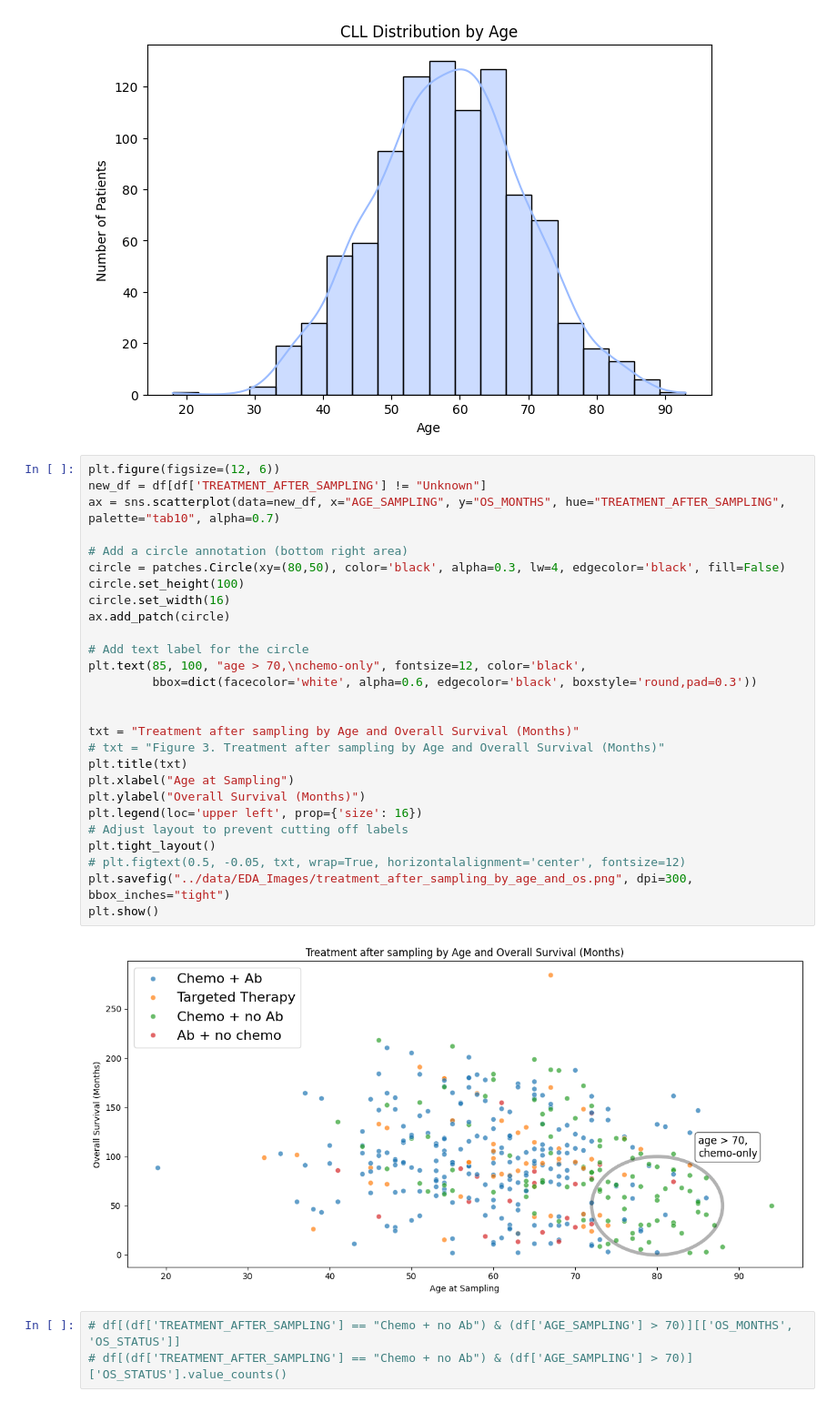
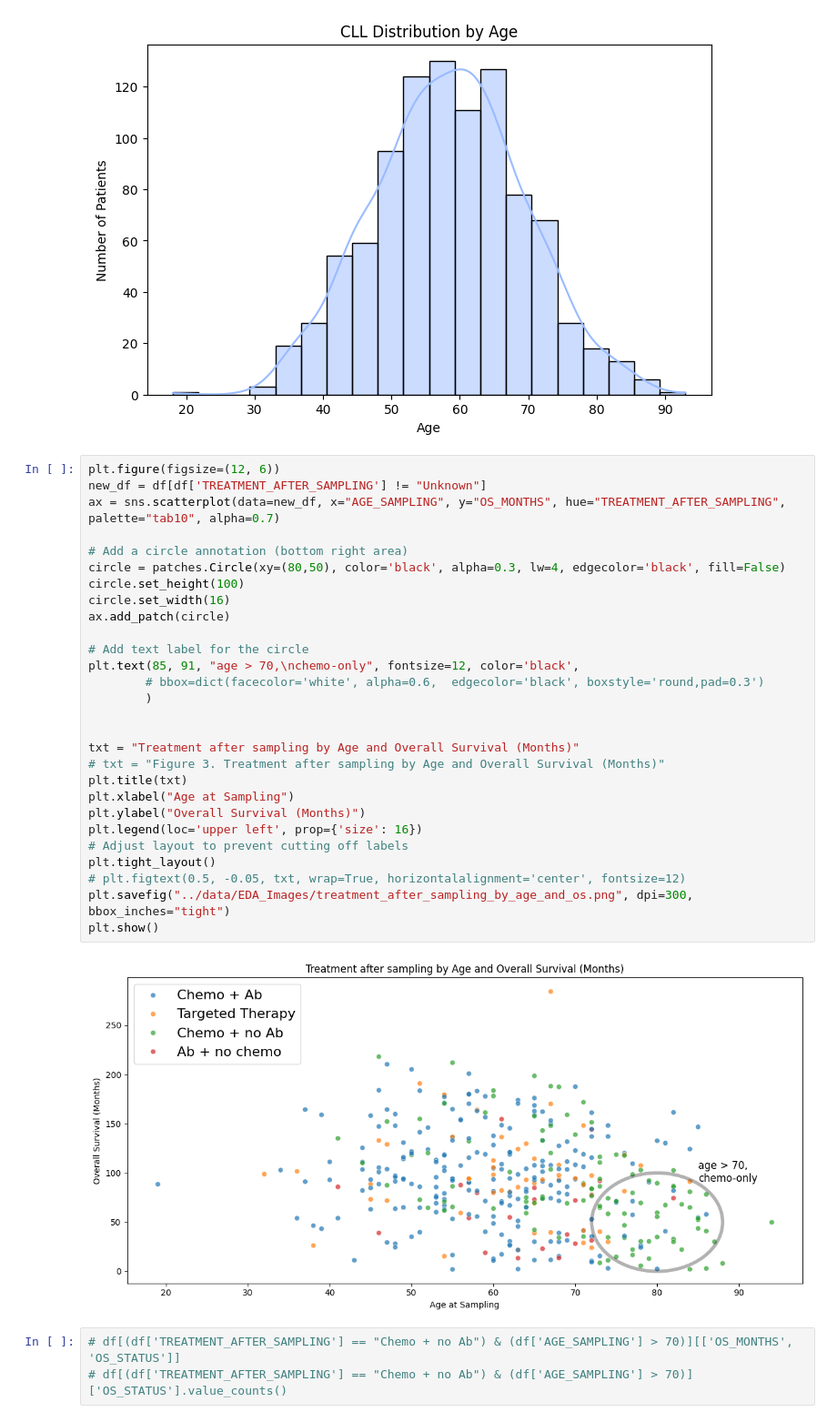
Before and after one commit to MahikaJaguste/msc-thesis, a Jupyter notebook: data-exploration/eda.ipynb, the cells around one changed output. Shown at 91% size. Drawn from its saved outputs; the diff is of its cells as text.

Commit message:
annotating circle in scatter plot, readme updated

```diff
--- a/data-exploration/eda.ipynb
+++ b/data-exploration/eda.ipynb
@@ -103,32 +103,33 @@ plt.show()
 # %%
 plt.figure(figsize=(12, 6))
 new_df = df[df['TREATMENT_AFTER_SAMPLING'] != "Unknown"]
 ax = sns.scatterplot(data=new_df, x="AGE_SAMPLING", y="OS_MONTHS", hue="TREATMENT_AFTER_SAMPLING", palette="tab10", alpha=0.7)
 
 # Add a circle annotation (bottom right area)
 circle = patches.Circle(xy=(80,50), color='black', alpha=0.3, lw=4, edgecolor='black', fill=False)
 circle.set_height(100)
 circle.set_width(16)
 ax.add_patch(circle)
 
 # Add text label for the circle
-plt.text(85, 100, "age > 70,\nchemo-only", fontsize=12, color='black',
-         bbox=dict(facecolor='white', alpha=0.6, edgecolor='black', boxstyle='round,pad=0.3'))
+plt.text(85, 91, "age > 70,\nchemo-only", fontsize=12, color='black',
+        # bbox=dict(facecolor='white', alpha=0.6,  edgecolor='black', boxstyle='round,pad=0.3')
+        )
 
 
 txt = "Treatment after sampling by Age and Overall Survival (Months)"
 # txt = "Figure 3. Treatment after sampling by Age and Overall Survival (Months)"
 plt.title(txt)
 plt.xlabel("Age at Sampling")
 plt.ylabel("Overall Survival (Months)")
 plt.legend(loc='upper left', prop={'size': 16})
 # Adjust layout to prevent cutting off labels
 plt.tight_layout()
 # plt.figtext(0.5, -0.05, txt, wrap=True, horizontalalignment='center', fontsize=12)
 plt.savefig("../data/EDA_Images/treatment_after_sampling_by_age_and_os.png", dpi=300, bbox_inches="tight")
 plt.show()
 # %% [output]
-[figure, old version]
+[figure, new version]
 # %%
 # df[(df['TREATMENT_AFTER_SAMPLING'] == "Chemo + no Ab") & (df['AGE_SAMPLING'] > 70)][['OS_MONTHS', 'OS_STATUS']]
 # df[(df['TREATMENT_AFTER_SAMPLING'] == "Chemo + no Ab") & (df['AGE_SAMPLING'] > 70)]['OS_STATUS'].value_counts()
```
